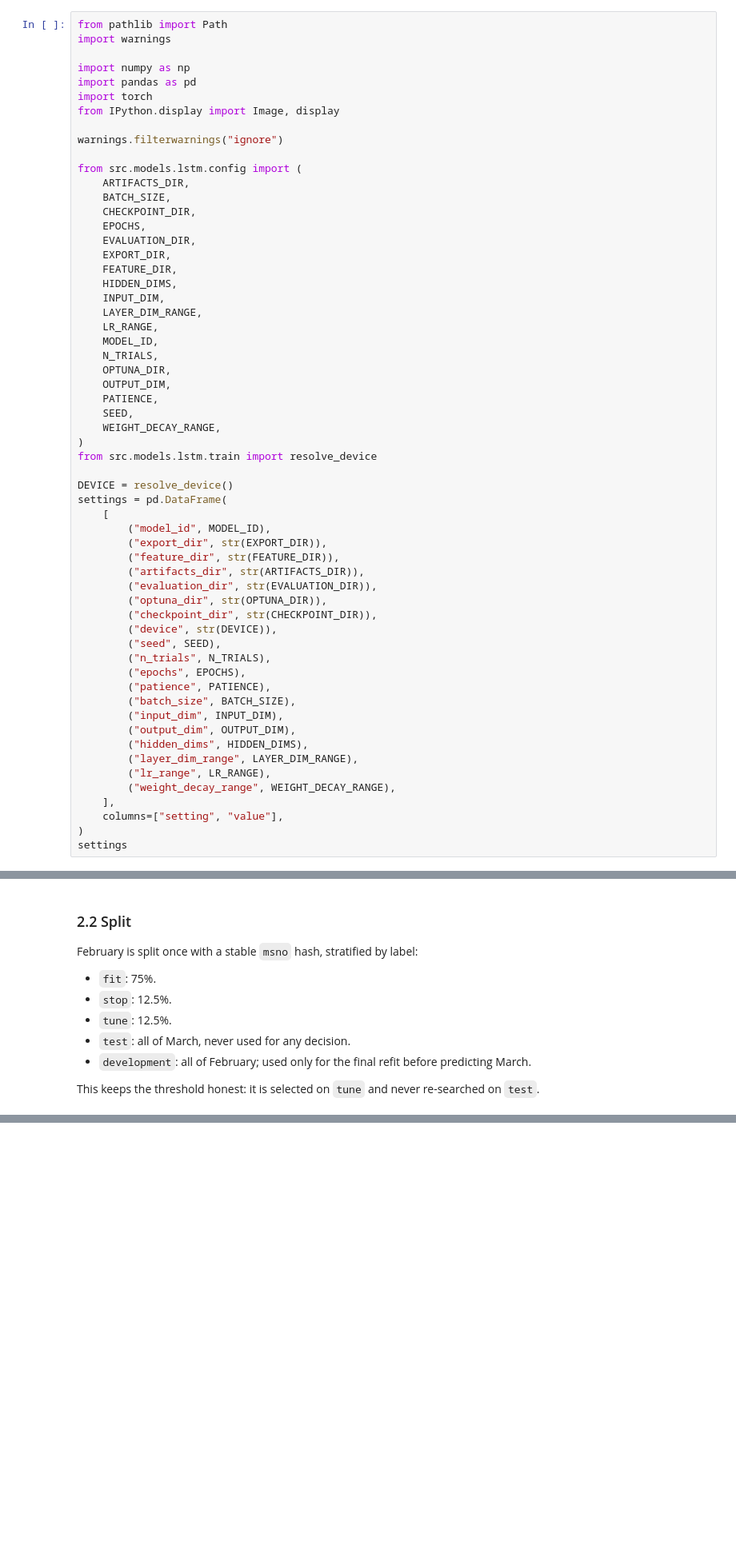
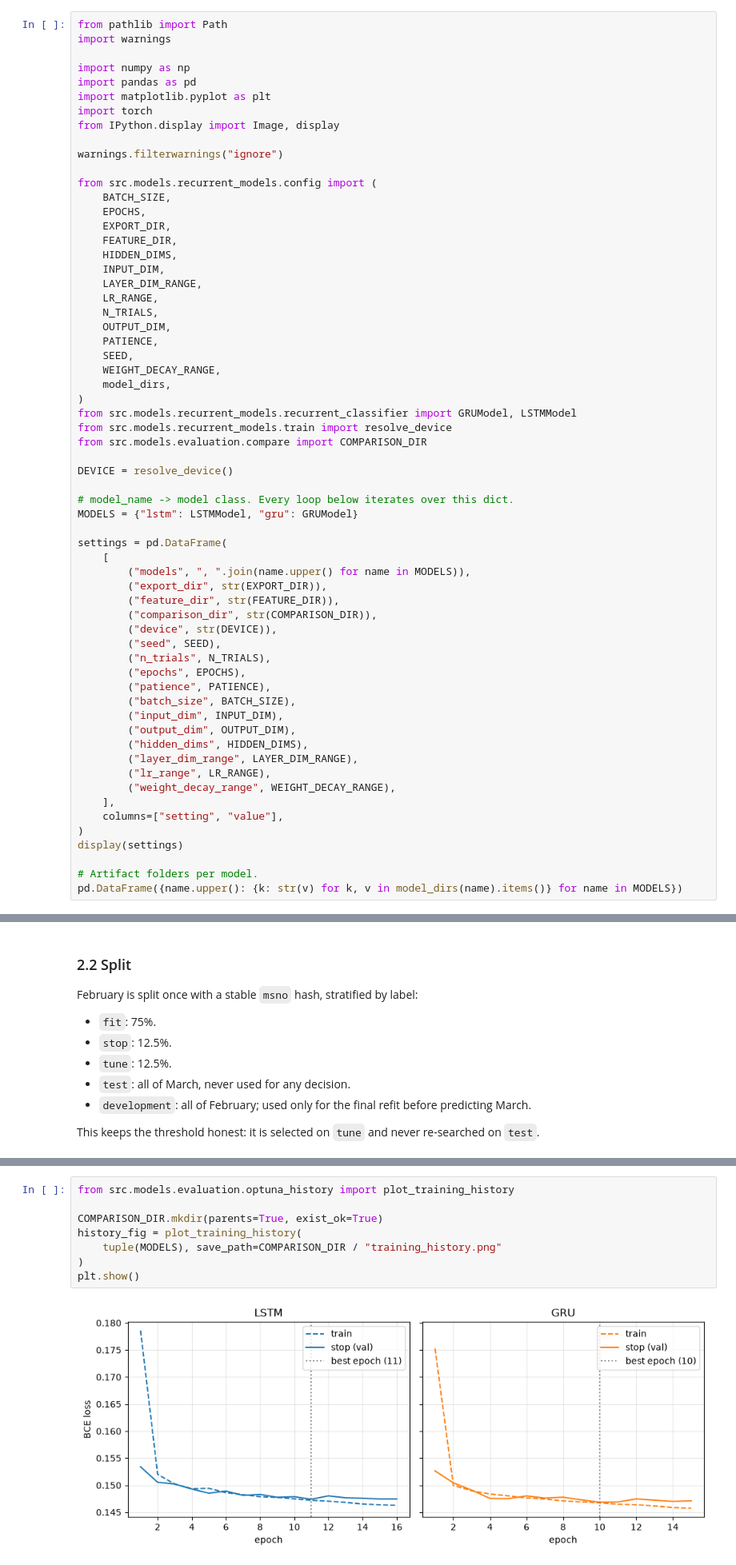
Before and after one commit to NicolasKappuru/customer-churn-prediction, a Jupyter notebook: workshops/w2/w2_neural_models.ipynb, the cells around one changed output, grey strips where cells are left out. Shown at 80% size. Saved outputs shown, nothing was run; the diff lists cells and outputs as text; blank space fills up the shorter version.

```diff
--- a/workshops/w2/w2_neural_models.ipynb
+++ b/workshops/w2/w2_neural_models.ipynb
@@ -31,43 +33,43 @@ import warnings
 
 import numpy as np
 import pandas as pd
+import matplotlib.pyplot as plt
 import torch
 from IPython.display import Image, display
 
 warnings.filterwarnings("ignore")
 
-from src.models.lstm.config import (
-    ARTIFACTS_DIR,
+from src.models.recurrent_models.config import (
     BATCH_SIZE,
-    CHECKPOINT_DIR,
     EPOCHS,
-    EVALUATION_DIR,
     EXPORT_DIR,
     FEATURE_DIR,
     HIDDEN_DIMS,
     INPUT_DIM,
     LAYER_DIM_RANGE,
     LR_RANGE,
-    MODEL_ID,
     N_TRIALS,
-    OPTUNA_DIR,
     OUTPUT_DIM,
     PATIENCE,
     SEED,
     WEIGHT_DECAY_RANGE,
+    model_dirs,
 )
-from src.models.lstm.train import resolve_device
+from src.models.recurrent_models.recurrent_classifier import GRUModel, LSTMModel
+from src.models.recurrent_models.train import resolve_device
+from src.models.evaluation.compare import COMPARISON_DIR
 
 DEVICE = resolve_device()
+
+# model_name -> model class. Every loop below iterates over this dict.
+MODELS = {"lstm": LSTMModel, "gru": GRUModel}
+
 settings = pd.DataFrame(
     [
-        ("model_id", MODEL_ID),
+        ("models", ", ".join(name.upper() for name in MODELS)),
         ("export_dir", str(EXPORT_DIR)),
         ("feature_dir", str(FEATURE_DIR)),
-        ("artifacts_dir", str(ARTIFACTS_DIR)),
-        ("evaluation_dir", str(EVALUATION_DIR)),
-        ("optuna_dir", str(OPTUNA_DIR)),
-        ("checkpoint_dir", str(CHECKPOINT_DIR)),
+        ("comparison_dir", str(COMPARISON_DIR)),
         ("device", str(DEVICE)),
         ("seed", SEED),
         ("n_trials", N_TRIALS),
@@ -83,4 +85,7 @@ settings = pd.DataFrame(
     ],
     columns=["setting", "value"],
 )
-settings
+display(settings)
+
+# Artifact folders per model.
+pd.DataFrame({name.upper(): {k: str(v) for k, v in model_dirs(name).items()} for name in MODELS})
@@ -237,3 +359,13 @@ print("threshold:", best["threshold"])
+# %%
+from src.models.evaluation.optuna_history import plot_training_history
+
+COMPARISON_DIR.mkdir(parents=True, exist_ok=True)
+history_fig = plot_training_history(
+    tuple(MODELS), save_path=COMPARISON_DIR / "training_history.png"
+)
+plt.show()
+# %% [output]
+[figure, added]
 # %% [markdown]
 ## 4. Test
 
```
Also changed, not shown: parts of 21 cells of this notebook, 54 other files.
